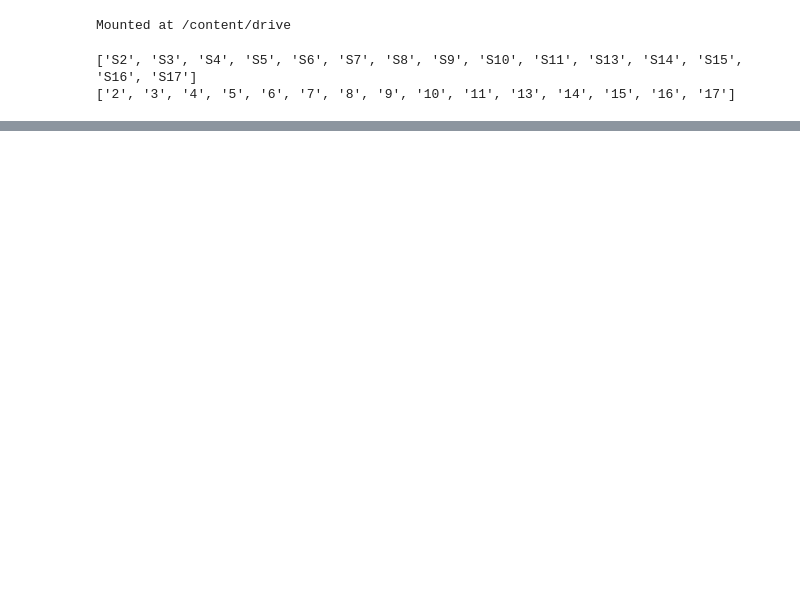
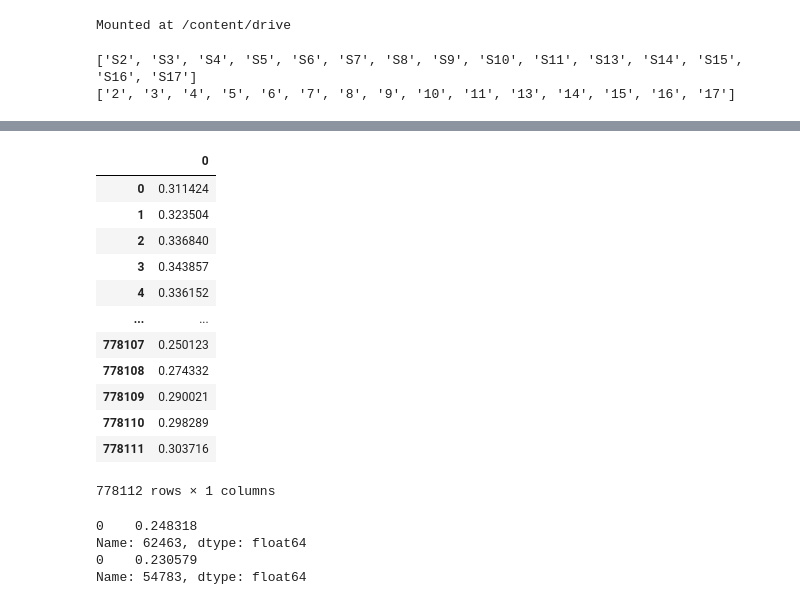
Before and after one commit to EpiHealthApp/EpiHealthML, a Jupyter notebook: Stress Data/Stress_Data_Slicing.ipynb, the cells around one changed output, grey strips where cells are left out. Cells and saved outputs as stored; diff of their text form; code cells hidden in the pictures; blank space fills up the shorter version.

```diff
--- a/Stress Data/Stress_Data_Slicing.ipynb
+++ b/Stress Data/Stress_Data_Slicing.ipynb
@@ -30,0 +123,20 @@ def getSplitLabels(participant):
+# %%
+def getNormalizedData(participant):
+  """function that accesses the watch data that has been resampled AND normalized
+   and stores .csv files into a dictionary.
+  participant: number  that references a participant in the dataset.
+  """
+
+  path = '/content/drive/My Drive/stress_data_unzipped/WESAD/S{}/sync_data/normalized/'.format(participant)
+
+  data = {}
+
+  #data['ACC'] = pd.read_csv(path + 'ACC.csv')
+  data['ACC_x'] = pd.read_csv(path + 'ACC_x.csv')
+  data['ACC_y'] = pd.read_csv(path + 'ACC_y.csv')
+  data['ACC_z'] = pd.read_csv(path + 'ACC_z.csv')
+  data['BVP'] = pd.read_csv(path + 'BVP.csv')
+  data['EDA'] = pd.read_csv(path + 'EDA.csv')
+  data['TEMP'] = pd.read_csv(path + 'TEMP.csv')
+
+  return data
@@ -30,0 +167,24 @@ def getSplitLabels(participant):
+# %%
+display(data_x)
+# %% [output]
+|  | 0 |
+| 0 | 0.311424 |
+| 1 | 0.323504 |
+| 2 | 0.336840 |
+| 3 | 0.343857 |
+| 4 | 0.336152 |
+| ... | ... |
+| 778107 | 0.250123 |
+| 778108 | 0.274332 |
+| 778109 | 0.290021 |
+| 778110 | 0.298289 |
+| 778111 | 0.303716 |
+778112 rows × 1 columns
+# %%
+print(data_x.iloc[62463])
+print(data_x.iloc[54784-1])
+# %% [output]
+0    0.248318
+Name: 62463, dtype: float64
+0    0.230579
+Name: 54783, dtype: float64
```
Also changed, not shown: parts of 15 cells of this notebook, 3 other files.
